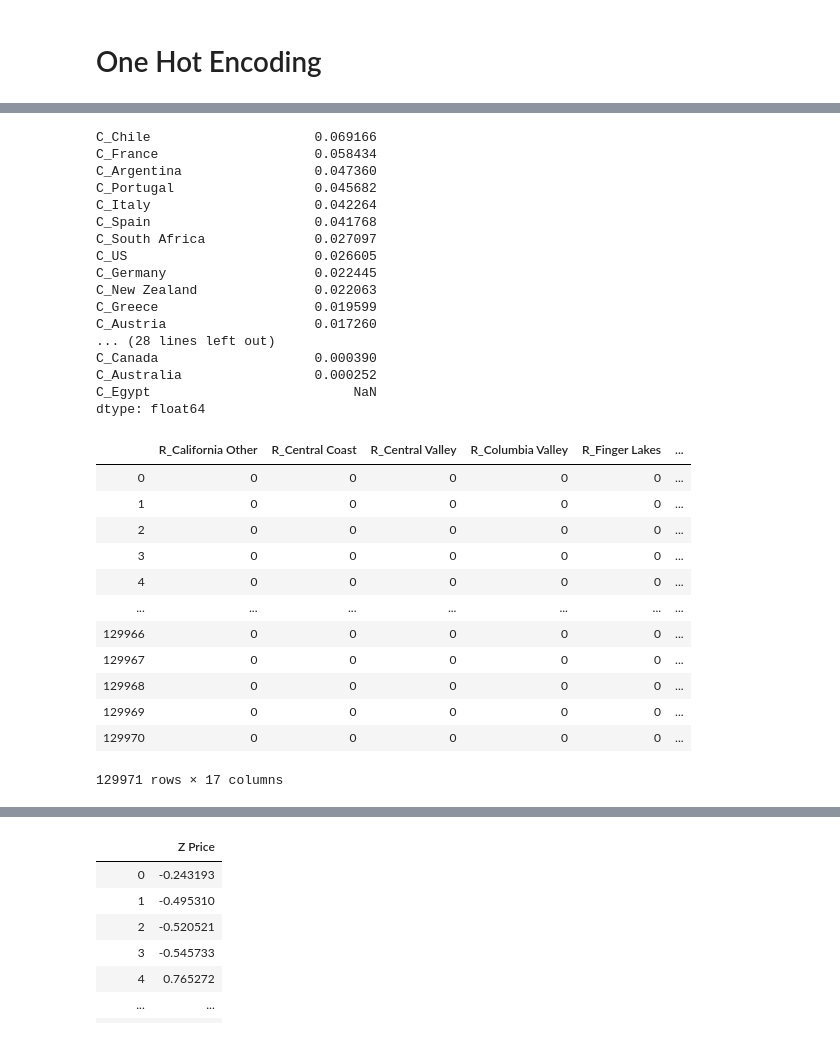
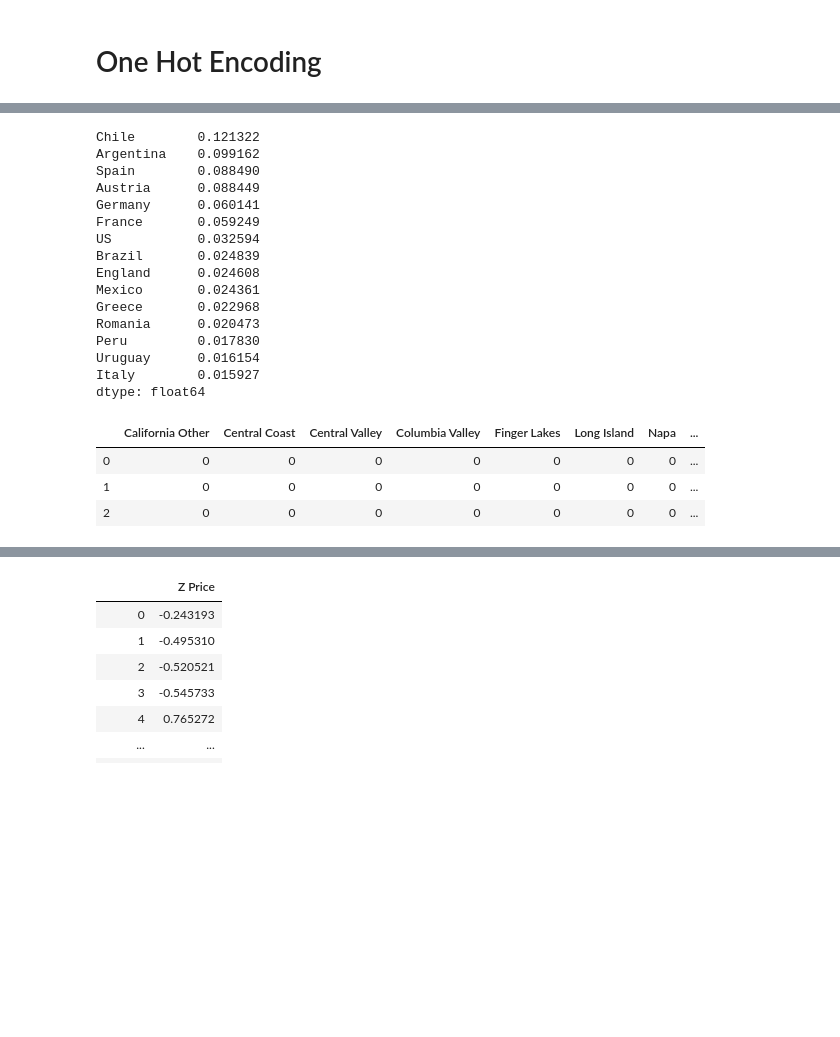
Before and after one commit to kbengtsonwong/pour-decisions-wine-analysis, a Jupyter notebook: wine-reviews-v5.ipynb, the cells around one changed output, grey strips where cells are left out. Drawn from its saved outputs; the diff is of its cells as text; code cells hidden in the pictures; blank space fills up the shorter version.

```diff
--- a/wine-reviews-v5.ipynb
+++ b/wine-reviews-v5.ipynb
@@ -330,7 +375,7 @@ evaluate(y_test, y_pred_ridge)
 # %% [markdown]
 # One Hot Encoding
 # %%
-hot_tasters = pd.get_dummies(df['taster_name'], prefix='T')
-hot_countries = pd.get_dummies(df['country'], prefix='C')
-hot_regions = pd.get_dummies(df['region_2'], prefix='R')
+hot_tasters = pd.get_dummies(df['taster_name'])
+hot_countries = pd.get_dummies(df['country'])
+hot_regions = pd.get_dummies(df['region_2'])
 # %%
@@ -391,37 +419,27 @@ hot_countries
 # %%
-hot_countries.corrwith(df['price']).abs().sort_values(ascending=False)
+hot_countries.corrwith(df['points']).abs().sort_values(ascending=False)[:15]
 # %% [output]
-C_Chile                     0.069166
-C_France                    0.058434
-C_Argentina                 0.047360
-C_Portugal                  0.045682
-C_Italy                     0.042264
-C_Spain                     0.041768
-C_South Africa              0.027097
-C_US                        0.026605
-C_Germany                   0.022445
-C_New Zealand               0.022063
-C_Greece                    0.019599
-C_Austria                   0.017260
-... (28 lines left out)
-C_Canada                    0.000390
-C_Australia                 0.000252
-C_Egypt                          NaN
+Chile        0.121322
+Argentina    0.099162
+Spain        0.088490
+Austria      0.088449
+Germany      0.060141
+France       0.059249
+US           0.032594
+Brazil       0.024839
+England      0.024608
+Mexico       0.024361
+Greece       0.022968
+Romania      0.020473
+Peru         0.017830
+Uruguay      0.016154
+Italy        0.015927
 dtype: float64
 # %%
-hot_regions
+hot_regions.head(3)
 # %% [output]
-|  | R_California Other | R_Central Coast | R_Central Valley | R_Columbia Valley | R_Finger Lakes | ... |
-| 0 | 0 | 0 | 0 | 0 | 0 | ... |
-| 1 | 0 | 0 | 0 | 0 | 0 | ... |
-| 2 | 0 | 0 | 0 | 0 | 0 | ... |
-| 3 | 0 | 0 | 0 | 0 | 0 | ... |
-| 4 | 0 | 0 | 0 | 0 | 0 | ... |
-| ... | ... | ... | ... | ... | ... | ... |
-| 129966 | 0 | 0 | 0 | 0 | 0 | ... |
-| 129967 | 0 | 0 | 0 | 0 | 0 | ... |
-| 129968 | 0 | 0 | 0 | 0 | 0 | ... |
-| 129969 | 0 | 0 | 0 | 0 | 0 | ... |
-| 129970 | 0 | 0 | 0 | 0 | 0 | ... |
+|  | California Other | Central Coast | Central Valley | Columbia Valley | Finger Lakes | Long Island | Napa | ... |
+| 0 | 0 | 0 | 0 | 0 | 0 | 0 | 0 | ... |
+| 1 | 0 | 0 | 0 | 0 | 0 | 0 | 0 | ... |
+| 2 | 0 | 0 | 0 | 0 | 0 | 0 | 0 | ... |
-129971 rows × 17 columns
 # %%
```
Also changed, not shown: parts of 94 cells of this notebook.
